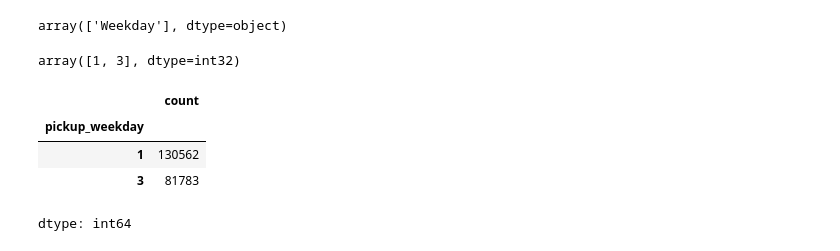
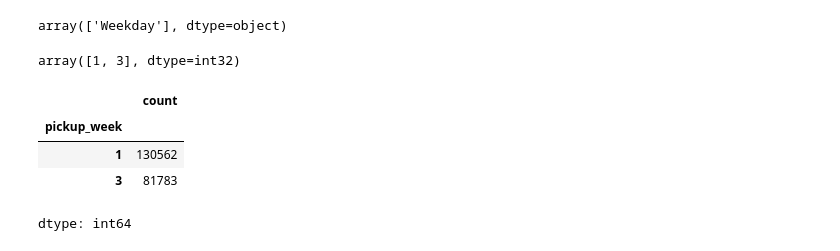
Before and after one commit to ArunK-ML/Project---TripFare-Predicting-Urban-Taxi-Fare-with-Machine-Learning, a Jupyter notebook: TripFare.ipynb, the cells around one changed output. Cells and saved outputs as stored; diff of their text form; code cells hidden in the pictures.

```diff
--- a/TripFare.ipynb
+++ b/TripFare.ipynb
@@ -162,10 +162,10 @@ df["pickup_weekday"].unique()
 # %% [output]
 array([1, 3], dtype=int32)
 # %%
-df["pickup_weekday"].value_counts()
+df["pickup_week"].value_counts()
 # %% [output]
 |  | count |
-| pickup_weekday |  |
+| pickup_week |  |
 | 1 | 130562 |
 | 3 | 81783 |
 dtype: int64
```
Also changed, not shown: parts of 2 cells of this notebook.
